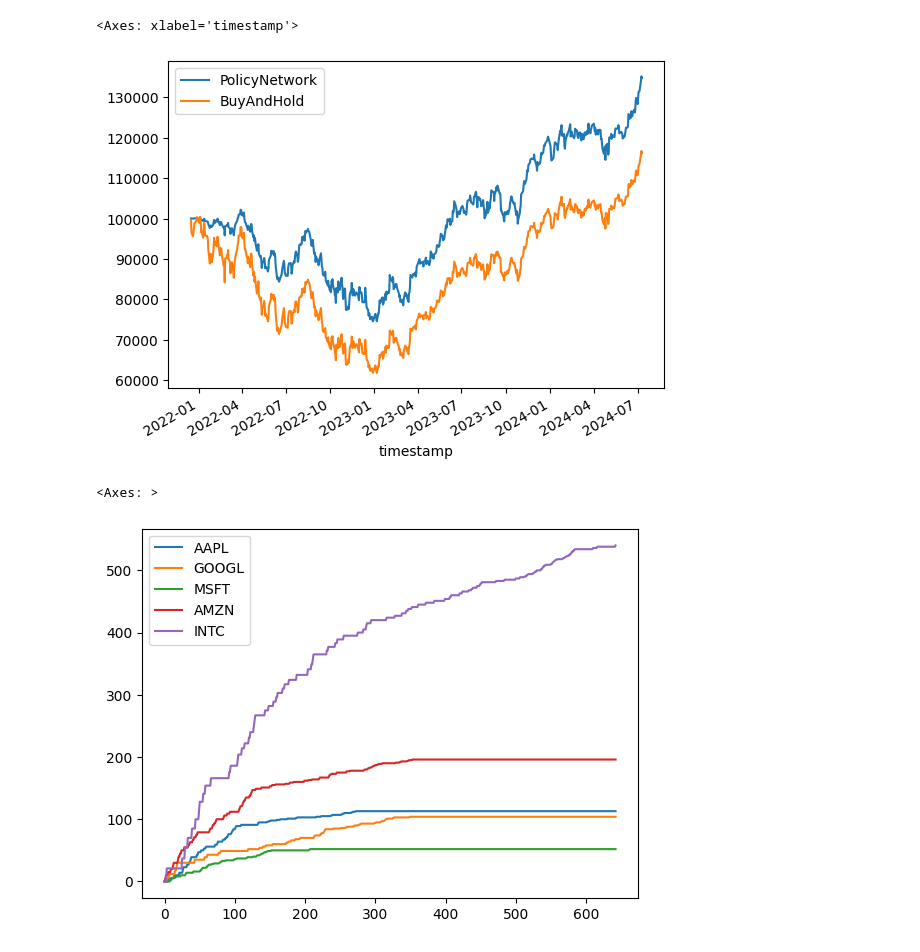
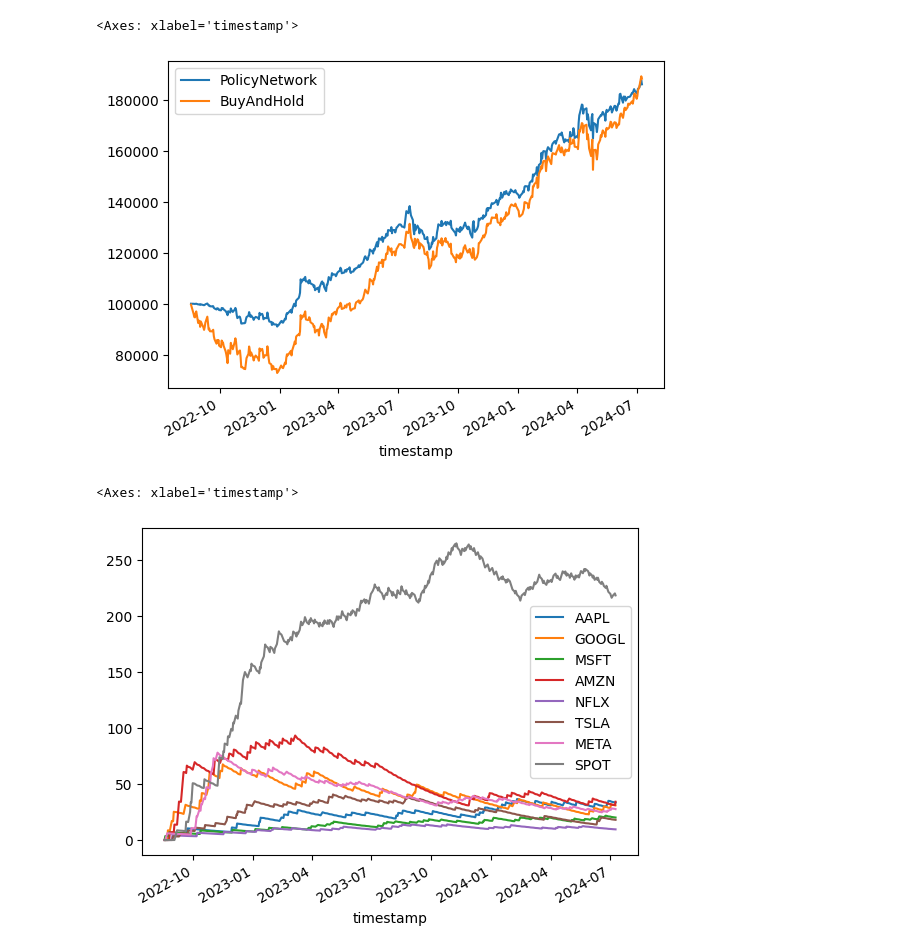
Before and after one commit to AxelGard/cira-examples, a Jupyter notebook: policy_network.ipynb, the cells around one changed output. Saved outputs shown, nothing was run; the diff lists cells and outputs as text; code cells hidden in the pictures.

```diff
--- a/policy_network.ipynb
+++ b/policy_network.ipynb
@@ -10,7 +10,7 @@ cira.auth.KEY_FILE = "../alpc_key.json"
 assert cira.auth.check_keys()
 
 #symbols = ["ETH/USD", "DOGE/USD", "BTC/USD"]
-symbols = ["AAPL", "GOOGL", "MSFT", "AMZN", "INTC"]
+symbols = ["AAPL", "GOOGL", "MSFT", "AMZN", "NFLX", "TSLA", "META", "SPOT"]
 prices = pd.DataFrame()
 for sym in symbols:
     SYMBOL = sym
@@ -19,8 +19,8 @@ for sym in symbols:
     stk = cira.Stock(sym)
 
     if not exists(SYM_HIST_FILE): # chacheing historical data
-        start = datetime(2021, 1, 1).date()
-        end = datetime.now().date()
+        start = datetime(2016, 1, 1).date()
+        end = datetime(2024,7,10).date()
         stk.save_historical_data(SYM_HIST_FILE, start, end)
 
     data = stk.load_historical_data(SYM_HIST_FILE)
@@ -33,5 +33,5 @@ for sym in symbols:
 #prices['USD'] = prices['USD'] * (1 - daily_inflation_rate) ** np.arange(len(prices))
 
 prices.dropna(inplace=True)
-prices.head()
+prices.tail()
 # %% [output]
@@ -97,6 +97,6 @@ class Agent:
         self.optimizer.step()
 # %%
 
-agent = Agent(0.7, len(prices.columns))
-train_data.values
+agent = Agent(0.65, len(prices.columns))
+train_data.values[:5]
 # %% [output]
@@ -110,12 +108,16 @@ array([[ 23.26,  38.07,  48.1 ,  32.81,  26.96],
 # %%
 actions = []
+rewards = []
 for t in range(len(train_data)-1):
     state = train_data.iloc[t].values
     action = agent.get_action(state)
     actions.append(action)
     next_state = train_data.iloc[t+1].values
     reward = next_state[action] - state[action]
-    print(state, action, next_state, reward)
+    #reward = max(0.0, reward)
+    #print(state, action, next_state, reward)
+    rewards.append(reward)
     agent.update_policy(state, action, reward)
-pd.DataFrame({"actions":actions}).value_counts()
+print(pd.DataFrame({"actions":actions}).value_counts())
+pd.DataFrame({"reward": rewards}).plot()
 # %% [output]
@@ -154,8 +144,10 @@ class PolicyNetworkStrategy(cira.strategy.Strategy):
         self.agent = agent
         self.allocation_amt = allocation_amt
         self.allocations = []
+        self.cash_all = []
 
     def iterate(self, feature_data: DataFrame, prices: DataFrame, portfolio: ndarray, cash=float) -> ndarray:
+        self.cash_all.append(cash)
         actions = []
         for t in range(max(0, len(prices)-30),len(prices)-1):
             state = prices.iloc[t].values
@@ -165,8 +157,10 @@ class PolicyNetworkStrategy(cira.strategy.Strategy):
             reward = next_state[action] - state[action]
             agent.update_policy(state, action, reward)
         _all = np.array([0]*len(prices.columns))
+        _all = -0.008*portfolio
         if actions == []:
             pass
+            _all = np.array([0]*len(prices.columns))
         else:
             action = actions[-1]
             _all[action] = ( cash/prices.iloc[-1].to_list()[action] ) * self.allocation_amt
@@ -184,19 +178,19 @@ strat = PolicyNetworkStrategy(agent, allocation_amt=0.01)
 back_test_against_buy_and_hold(strat, test_data, test_data, 100_000 ).plot()
 # %% [output]
 <Axes: xlabel='timestamp'>
-[figure, old version]
+[figure, new version]
 # %%
 from collections import defaultdict
 all_allocations = defaultdict(list)
 for _all in strat.allocations:
     for i, sym in enumerate(test_data.keys()):
         all_allocations[sym].append(_all[i])
 
 
 
-df_all = pd.DataFrame(all_allocations)
+df_all = pd.DataFrame(all_allocations, index=test_data.index)
 df_all = df_all.cumsum()
 df_all.plot()
 # %% [output]
-<Axes: >
+<Axes: xlabel='timestamp'>
-[figure, old version]
+[figure, new version]
```
Also changed, not shown: parts of 6 cells of this notebook.
